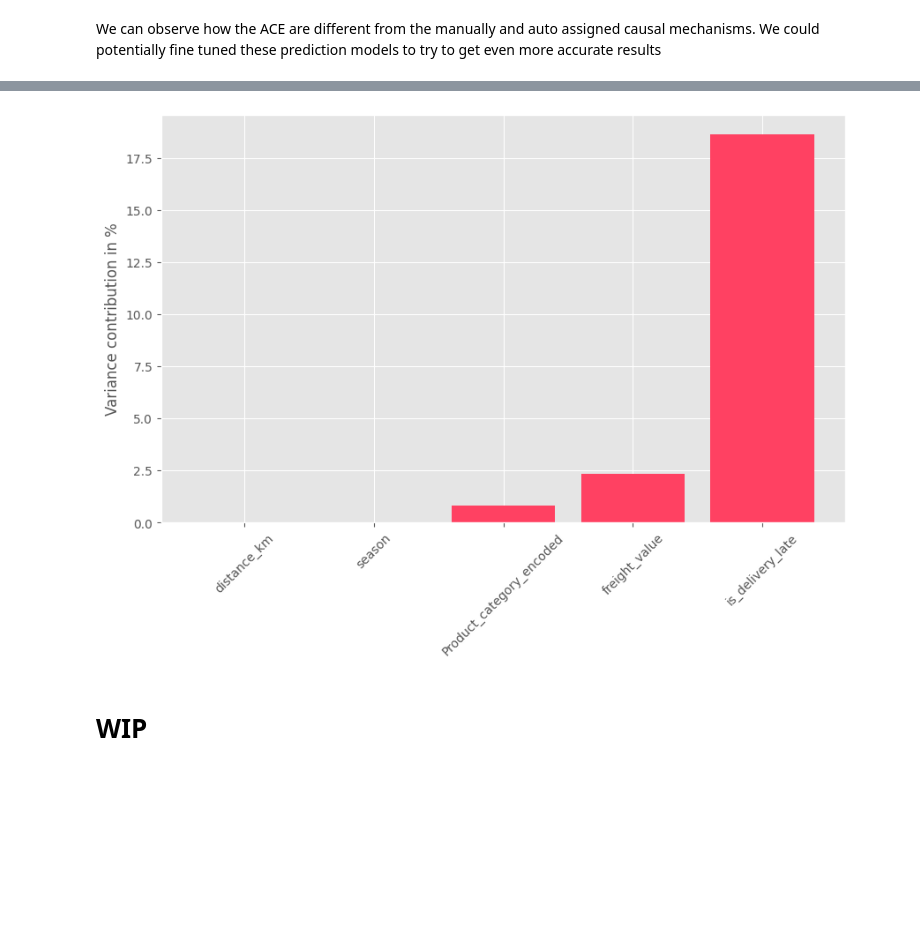
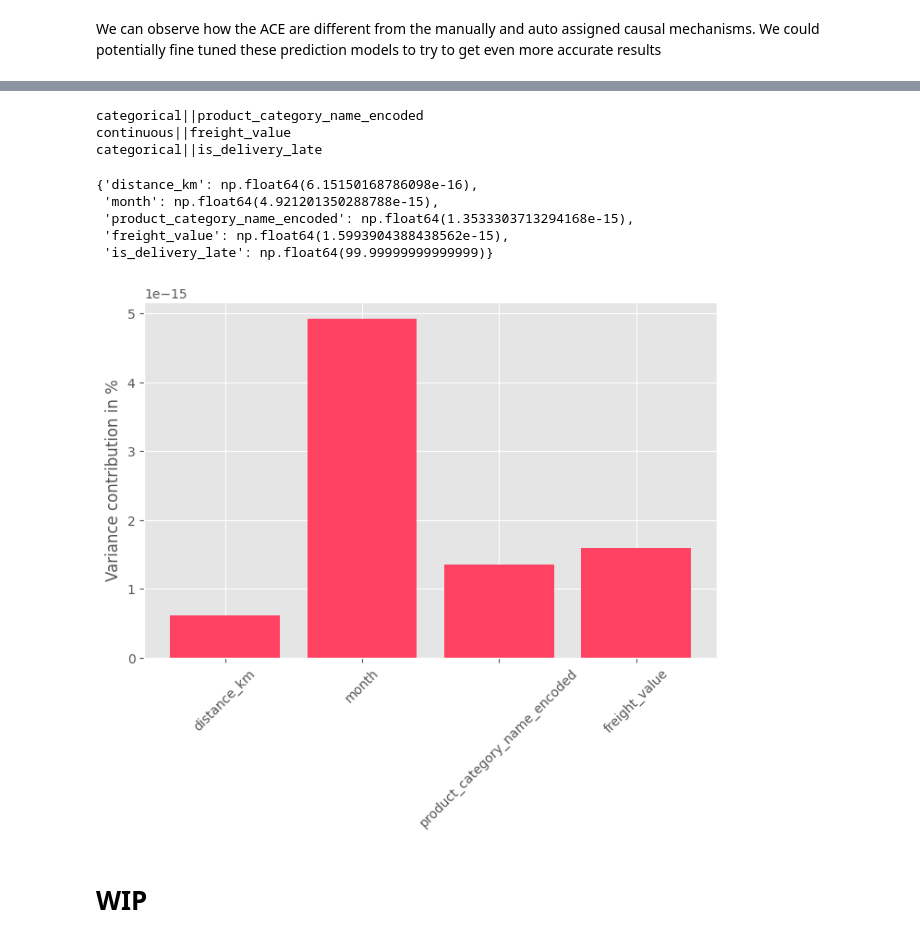
Before and after one commit to menni99/causal-attribution-analysis, a Jupyter notebook: notebooks/gcm-development.ipynb, the cells around one changed output, grey strips where cells are left out. Saved outputs shown, nothing was run; the diff lists cells and outputs as text; code cells hidden in the pictures; blank space fills up the shorter version.

```diff
--- a/notebooks/gcm-development.ipynb
+++ b/notebooks/gcm-development.ipynb
@@ -245,7 +245,7 @@ for node in G.nodes:
 
     else:
         node_type = mapping_dict[node]
-        if node_type != 'categorical':
+        if node_type not in ['categorical', 'discrete']:
             print(node_type + "||" + node)
             causal_model.set_causal_mechanism(node, gcm.AdditiveNoiseModel(prediction_model=gcm.ml.create_hist_gradient_boost_regressor()))
         else:
@@ -323,22 +352,61 @@ Up to this point nothing is really new other than the method in which we arrive
+# %%
+root_nodes = ['month', 'distance_km']
+rng = np.random.default_rng()
+causal_model_iccs = gcm.InvertibleStructuralCausalModel(G)
+
+for node in G.nodes:
+
+    if node == 'Rating':
+        pass
+
+    elif node in root_nodes:
+        causal_model_iccs.set_causal_mechanism(node, gcm.EmpiricalDistribution())
+
+    else:
+        node_type = mapping_dict[node]
+        if node_type not in ['categorical', 'discrete']:
+            print(node_type + "||" + node)
+            causal_model_iccs.set_causal_mechanism(node, gcm.AdditiveNoiseModel(prediction_model=gcm.ml.create_hist_gradient_boost_regressor()))
+        else:
+            print(node_type + "||" + node)
+            causal_model_iccs.set_causal_mechanism(node, gcm.AdditiveNoiseModel(prediction_model=gcm.ml.create_hist_gradient_boost_classifier()))
+
+gcm.fit(causal_model, df)
+# %% [output]
+categorical||product_category_name_encoded
+continuous||freight_value
+categorical||is_delivery_late
 # %%
-iccs_late_deliveries = gcm.intrinsic_causal_influence(causal_model=causal_model,
-                               target_node='Rating',
+ici = gcm.intrinsic_causal_influence(causal_model=causal_model_iccs,
+                               target_node='is_delivery_late',
                                num_training_samples=10000,
                                num_samples_randomization=100,
                                shapley_config=ShapleyConfig(approximation_method=ShapleyApproximationMethods.PERMUTATION, num_permutations=100)
                                )
+# %%
+def convert_to_percentage(value_dictionary):
+    total_absolute_sum = np.sum([abs(v) for v in value_dictionary.values()])
+    return {k: abs(v) / total_absolute_sum * 100 for k, v in value_dictionary.items()}
+
+convert_to_percentage(ici)
+# %% [output]
+{'distance_km': np.float64(6.15150168786098e-16),
+ 'month': np.float64(4.921201350288788e-15),
+ 'product_category_name_encoded': np.float64(1.3533303713294168e-15),
+ 'freight_value': np.float64(1.5993904388438562e-15),
+ 'is_delivery_late': np.float64(99.99999999999999)}
 # %%
 def convert_to_percentage(value_dictionary):
     total_absolute_sum = np.sum([abs(v) for v in value_dictionary.values()])
     return {k: abs(v) / total_absolute_sum * 100 for k, v in value_dictionary.items()}
 
-plt.figure(figsize=(10,6))
-plt.bar(list(convert_to_percentage(iccs_late_deliveries).keys())[:-1], list(convert_to_percentage(iccs_late_deliveries).values())[:-1], color='#FF4162')
+plt.figure(figsize=(8,5))
+plt.bar(list(convert_to_percentage(ici).keys())[:-1], list(convert_to_percentage(ici).values())[:-1], color='#FF4162')
 plt.ylabel("Variance contribution in %")
 plt.xticks(rotation=45)
 plt.show()
 # %% [output]
-[figure, old version]
+[figure, new version]
 # %% [markdown]
 # WIP
 # %% [markdown]
```
Also changed, not shown: parts of 7 cells of this notebook.
